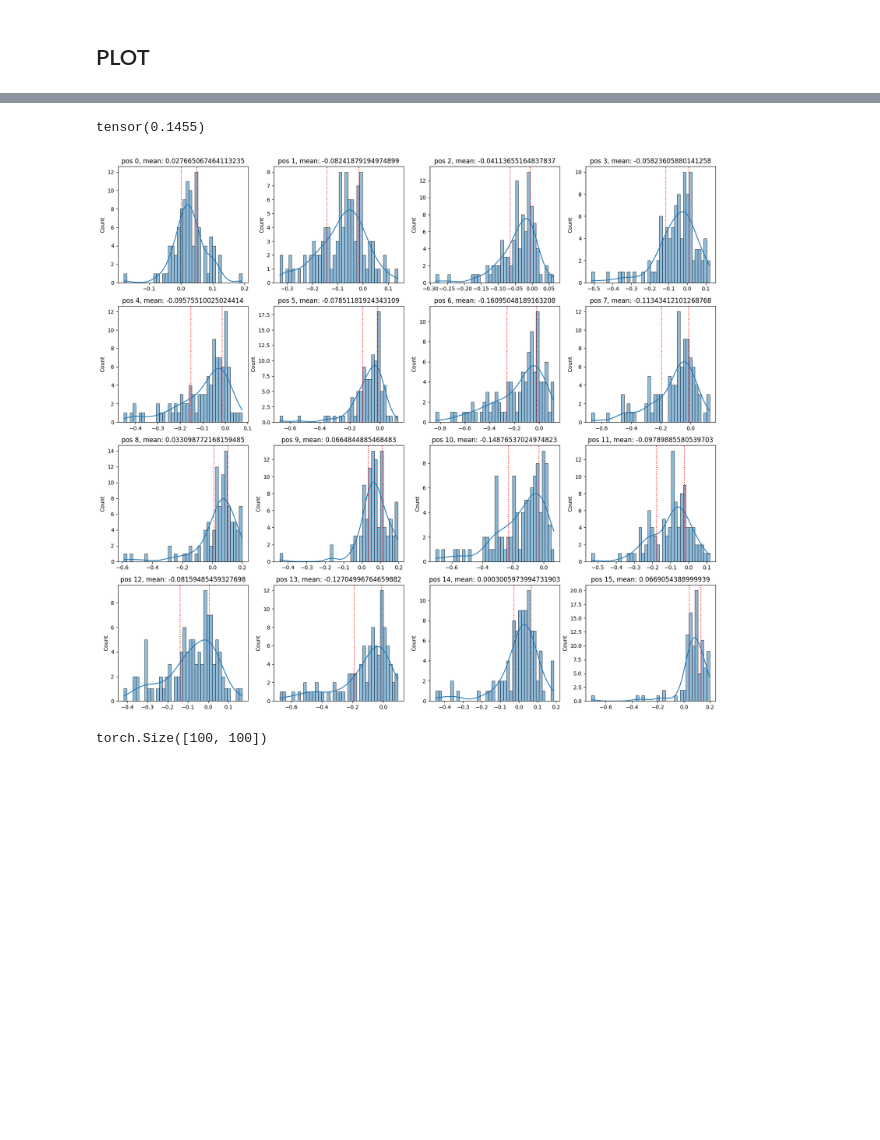
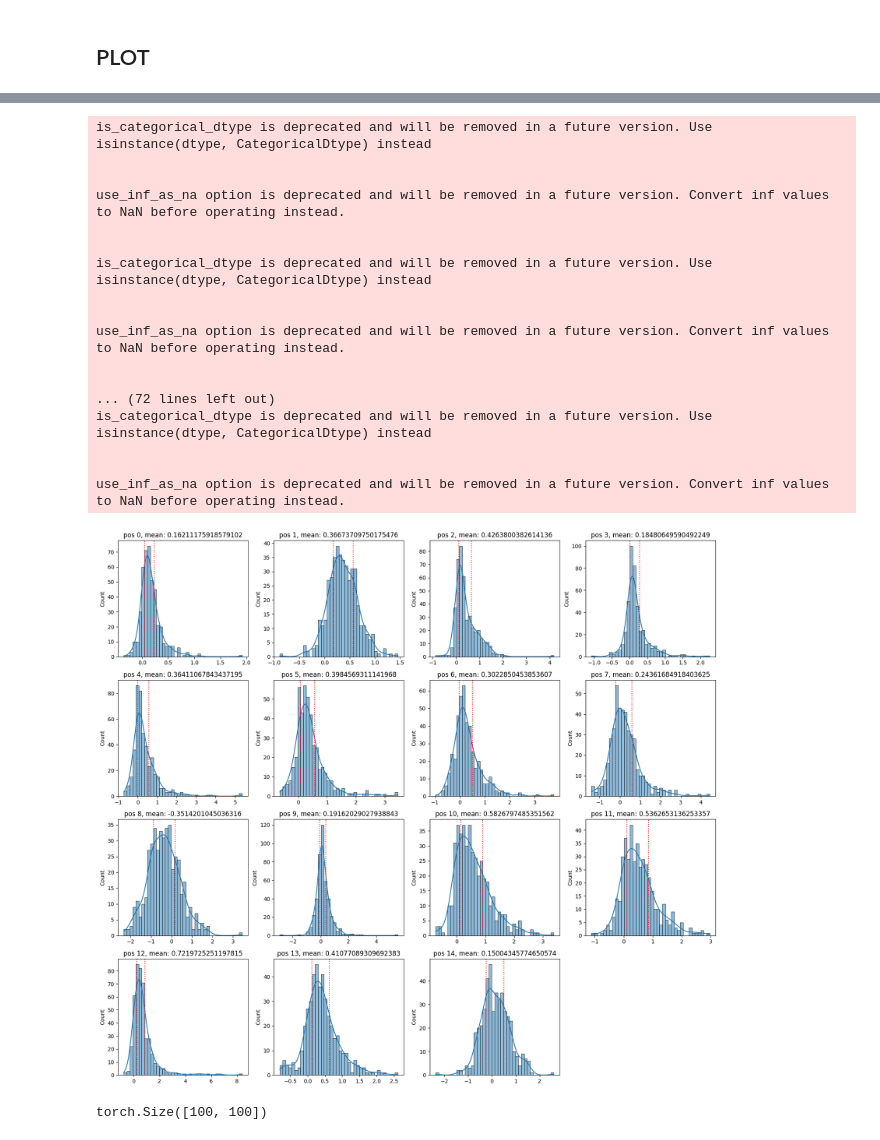
Before and after one commit to francescortu/comp-mech, a Jupyter notebook: notebooks/plot.ipynb, the cells around one changed output, grey strips where cells are left out. Drawn from its saved outputs; the diff is of its cells as text; code cells hidden in the pictures; blank space fills up the shorter version.

```diff
--- a/notebooks/plot.ipynb
+++ b/notebooks/plot.ipynb
@@ -24,17 +32,2 @@ FILE_NAME = "100gpt2_full_result_ablation"
 # FILE_NAME = "opt-125m_full_result_ablation"
 result = ResultAnalyzer(f"{FILE_NAME}.pt")
-# %%
-### IF ABALATION
-result.data["mem"]["corrupted_logit_mem"] = result.data["mem"]["clean_logit_mem"]
-result.data["cp"]["corrupted_logit_cp"] = result.data["cp"]["clean_logit_cp"]
-# %%
-result.data["cp"]["premise"] = [el for x in result.data["cp"]["premise"] for el in x]
-result.data["mem"]["premise"] = [el for x in result.data["mem"]["premise"] for el in x]
-result.process_pos_top_component_per_prompt()
-result.process_neg_top_component_per_prompt()
-result.process_pos_attn_head_out()
-result.process_neg_attn_head_out()
-result.process_pos_component_out_by_pos("mlp_out")
-result.process_pos_component_out_by_pos("attn_out_by_pos")
-result.process_neg_component_out_by_pos("mlp_out")
-result.process_neg_component_out_by_pos("attn_out_by_pos")
@@ -133,30 +193,43 @@ for file_name in csv_files:
-# %%
-result.data["mem"]["mlp_out"]["mean"][0, 11,15]
-# %% [output]
-tensor(0.1455)
 # %%
 LAYER = 0
 
 #plot all head of a layer in a 4x3 grid
 import matplotlib.pyplot as plt
 
 # sns.set_style("whitegrid")
 
 plt.figure(figsize=(20,18))
-for head in range(16):
+for head in range(15):
     plt.subplot(4,4,head+1)
-    data = result.data["cp"]["mlp_out"]["full_delta"][:,LAYER,head]
+    data = result.data["mem"]["attn_out_by_pos"]["mem_delta"][:,LAYER,head]
     sns.histplot(data.detach().numpy(), bins=40, kde=True)
     #plot the median
 
     #plot lower and upper quartile
     plt.axvline(x=data.quantile(0.25), color='red', linestyle=':')
     plt.axvline(x=data.quantile(0.75), color='red', linestyle=':')
     plt.title(f'pos {head}, mean: {data.mean()}')  # Optionally, add title for each subplot
 
 plt.show()
 # %% [output]
+is_categorical_dtype is deprecated and will be removed in a future version. Use isinstance(dtype, CategoricalDtype) instead
+
+
+use_inf_as_na option is deprecated and will be removed in a future version. Convert inf values to NaN before operating instead.
+
+
+is_categorical_dtype is deprecated and will be removed in a future version. Use isinstance(dtype, CategoricalDtype) instead
+
+
+use_inf_as_na option is deprecated and will be removed in a future version. Convert inf values to NaN before operating instead.
+
+
+... (72 lines left out)
+is_categorical_dtype is deprecated and will be removed in a future version. Use isinstance(dtype, CategoricalDtype) instead
+
+
+use_inf_as_na option is deprecated and will be removed in a future version. Convert inf values to NaN before operating instead.
-[figure, old version]
+[figure, new version]
 # %%
 data_lens_mem.shape
 # %% [output]
```
Also changed, not shown: parts of 8 cells of this notebook, 1 other file.
